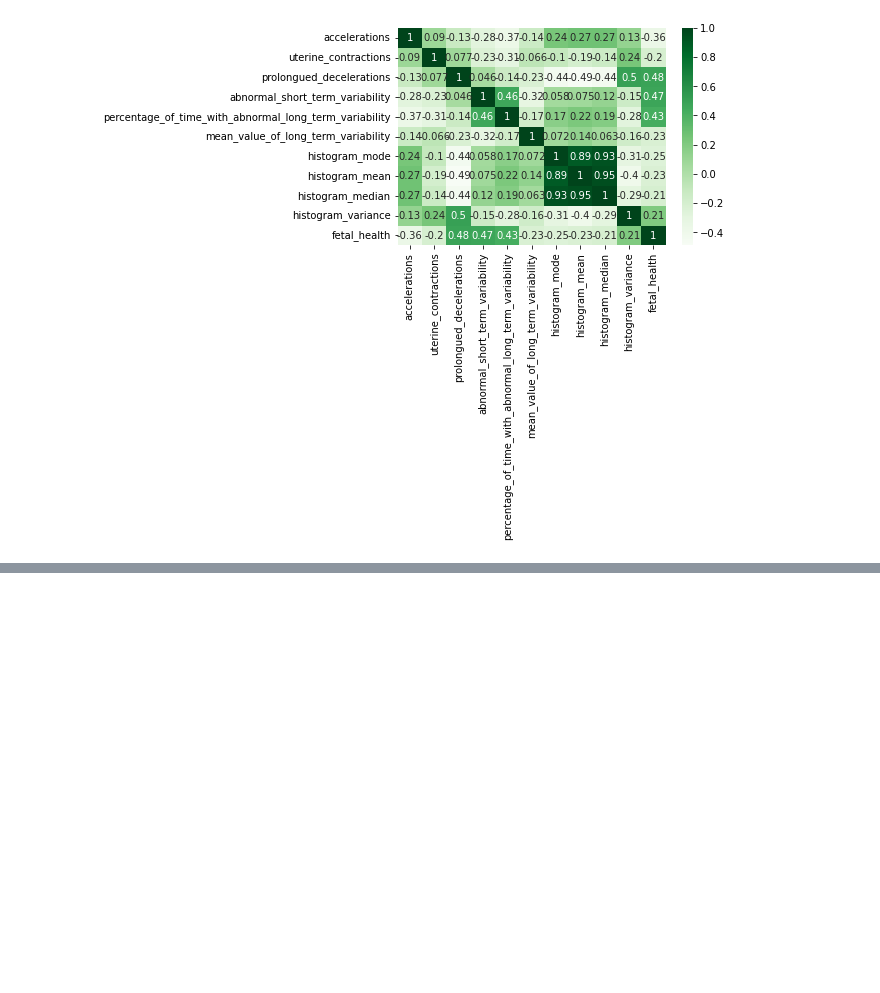
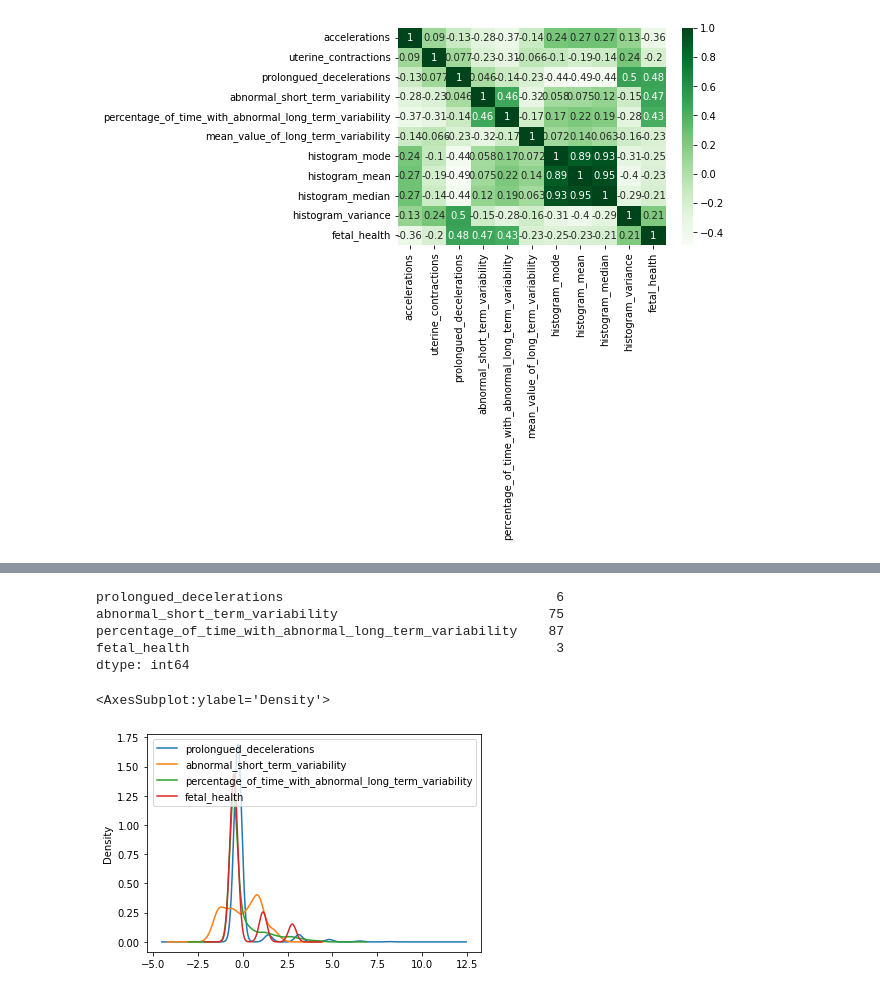
Before and after one commit to Tachnyan/Fetal-Health-Classification_CSC493-Project, a Jupyter notebook: Data_cleaning.ipynb, the cells around one changed output, grey strips where cells are left out. Cells and saved outputs as stored; diff of their text form; code cells hidden in the pictures; blank space fills up the shorter version.

```diff
--- a/Data_cleaning.ipynb
+++ b/Data_cleaning.ipynb
@@ -100,0 +122,20 @@ sns.heatmap(corr, cmap = 'Greens', annot=True);
+# %%
+df = df[['prolongued_decelerations','abnormal_short_term_variability', 'percentage_of_time_with_abnormal_long_term_variability', 'fetal_health']]
+unique = df.nunique(axis=0)
+unique
+# %% [output]
+prolongued_decelerations                                   6
+abnormal_short_term_variability                           75
+percentage_of_time_with_abnormal_long_term_variability    87
+fetal_health                                               3
+dtype: int64
+# %%
+df_std = df.copy()
+# apply the z-score method
+for column in df_std.columns:
+    df_std[column] = (df_std[column] - df_std[column].mean()) / df_std[column].std()
+# %%
+df_std.plot.kde()
+# %% [output]
+<AxesSubplot:ylabel='Density'>
+[figure, added]
```
Also changed, not shown: parts of 2 cells of this notebook, 1 other file.
